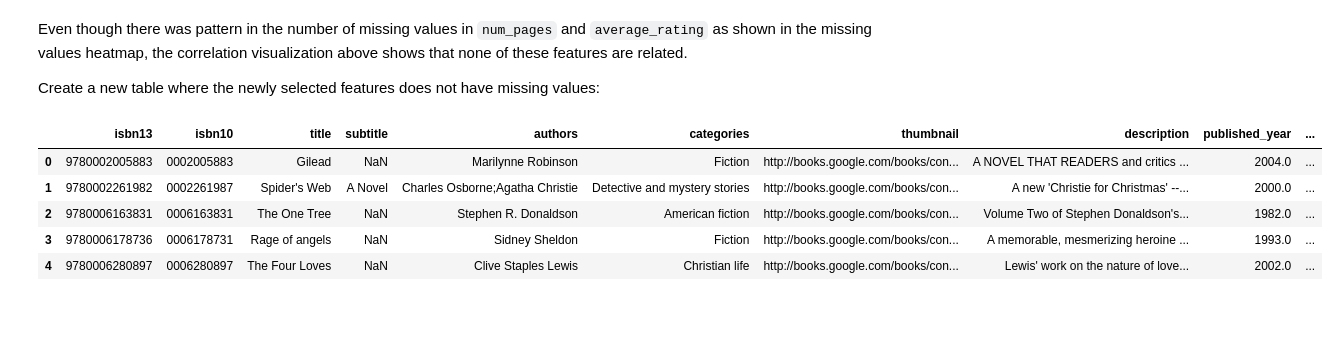
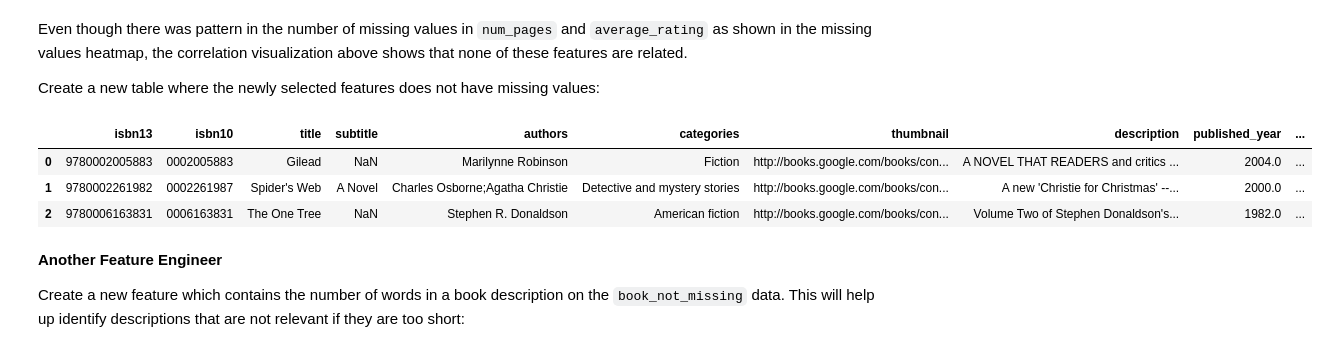
Before and after one commit to omogbolahan94/Book-Recommender-System, a Jupyter notebook: exploratory_data_analysis.ipynb, the cells around one changed output. Drawn from its saved outputs; the diff is of its cells as text; code cells hidden in the pictures; blank space fills up the shorter version.

```diff
--- a/exploratory_data_analysis.ipynb
+++ b/exploratory_data_analysis.ipynb
@@ -117,15 +117,17 @@ Create a new table where the newly selected features does not have missing value
 # %%
 book_not_missing = books[~(books["description"].isna()) &
       ~(books["num_pages"].isna()) &
       ~(books["average_rating"].isna()) &
       ~(books["published_year"].isna())
 ]
 
-book_not_missing.head()
+book_not_missing.head(3)
 # %% [output]
 |  | isbn13 | isbn10 | title | subtitle | authors | categories | thumbnail | description | published_year | ... |
 | 0 | 9780002005883 | 0002005883 | Gilead | NaN | Marilynne Robinson | Fiction | http://books.google.com/books/con... | A NOVEL THAT READERS and critics ... | 2004.0 | ... |
 | 1 | 9780002261982 | 0002261987 | Spider's Web | A Novel | Charles Osborne;Agatha Christie | Detective and mystery stories | http://books.google.com/books/con... | A new 'Christie for Christmas' --... | 2000.0 | ... |
 | 2 | 9780006163831 | 0006163831 | The One Tree | NaN | Stephen R. Donaldson | American fiction | http://books.google.com/books/con... | Volume Two of Stephen Donaldson's... | 1982.0 | ... |
-| 3 | 9780006178736 | 0006178731 | Rage of angels | NaN | Sidney Sheldon | Fiction | http://books.google.com/books/con... | A memorable, mesmerizing heroine ... | 1993.0 | ... |
-| 4 | 9780006280897 | 0006280897 | The Four Loves | NaN | Clive Staples Lewis | Christian life | http://books.google.com/books/con... | Lewis' work on the nature of love... | 2002.0 | ... |
+# %% [markdown]
+**Another Feature Engineer**
+
+Create a new feature which contains the number of words in a book description on the `book_not_missing` data. This will help up identify descriptions that are not relevant if they are too short:
```
Also changed, not shown: parts of 5 cells of this notebook.
